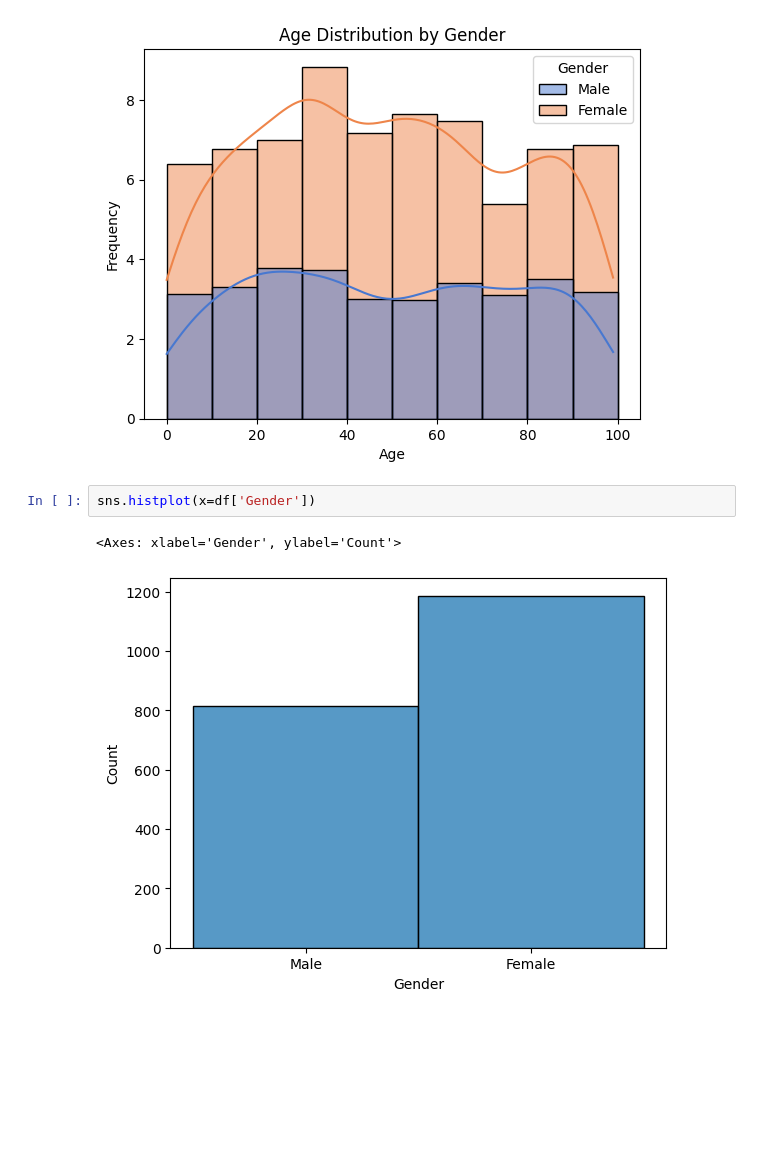
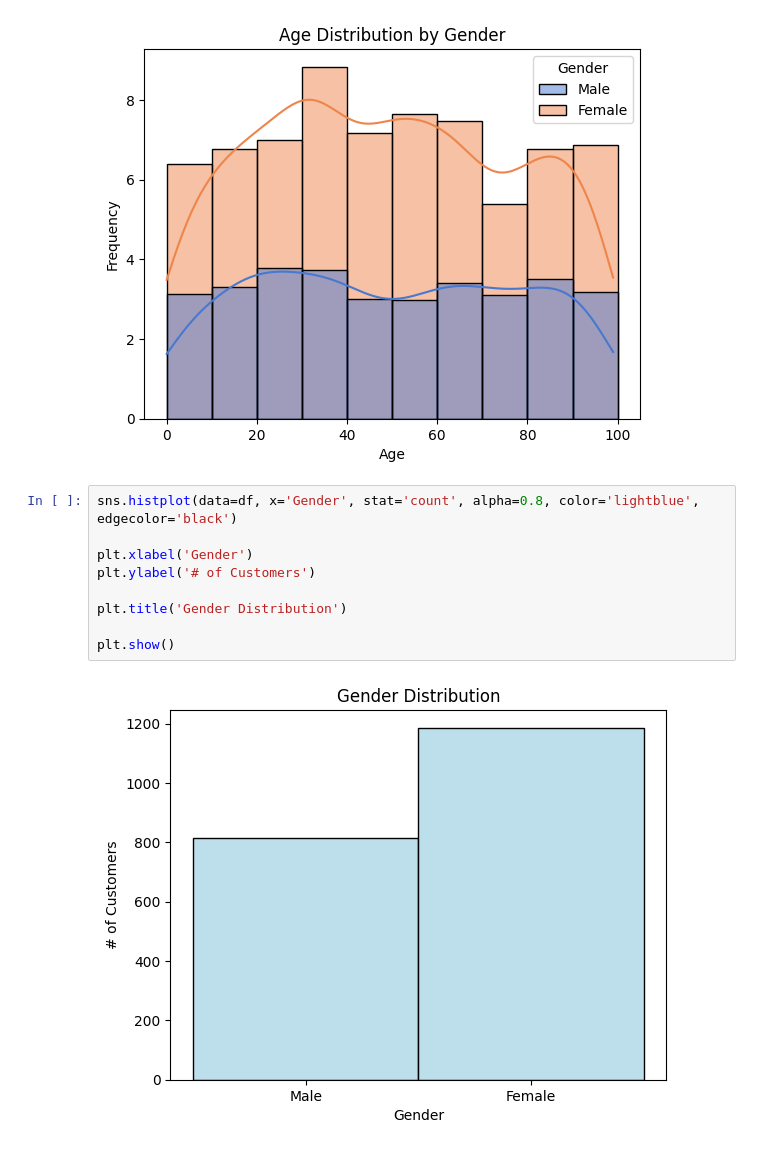
Before and after one commit to adenletchworth/Customer-Segmentation, a Jupyter notebook: dataAnalysis.ipynb, the cells around one changed output. Cells and saved outputs as stored; diff of their text form; blank space fills up the shorter version.

```diff
--- a/dataAnalysis.ipynb
+++ b/dataAnalysis.ipynb
@@ -58,11 +64,17 @@ plt.title('Age Distribution by Gender') # change title
 # %% [output]
 Text(0.5, 1.0, 'Age Distribution by Gender')
 [figure]
-# %%
-sns.histplot(x=df['Gender'])
-# %% [output]
-<Axes: xlabel='Gender', ylabel='Count'>
-[figure, removed]
+# %%
+sns.histplot(data=df, x='Gender', stat='count', alpha=0.8, color='lightblue', edgecolor='black')
+
+plt.xlabel('Gender')
+plt.ylabel('# of Customers')
+
+plt.title('Gender Distribution')
+
+plt.show()
+# %% [output]
+[figure, added]
 # %%
 x = ['Under 18',
     '18-25',
```
Also changed, not shown: parts of 7 cells of this notebook.
